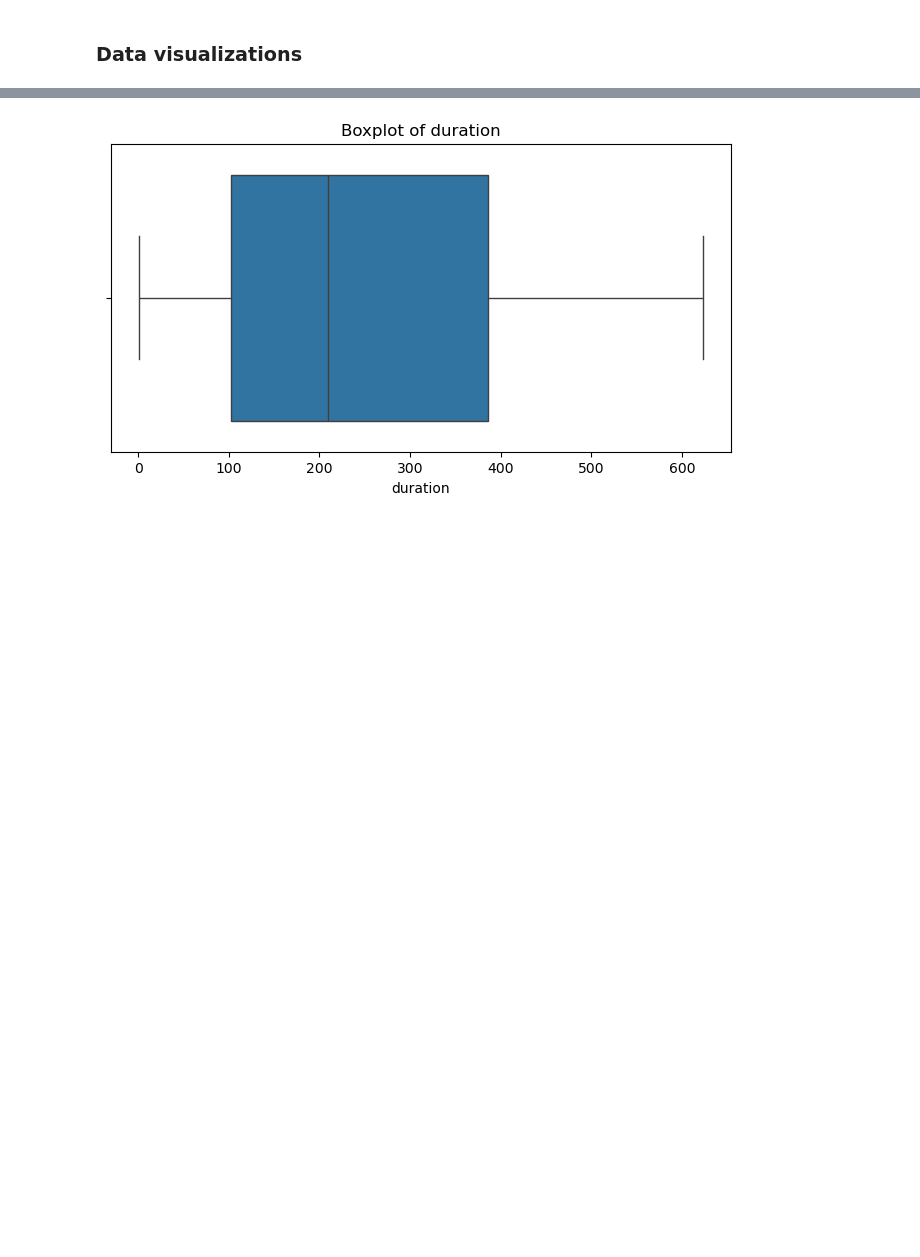
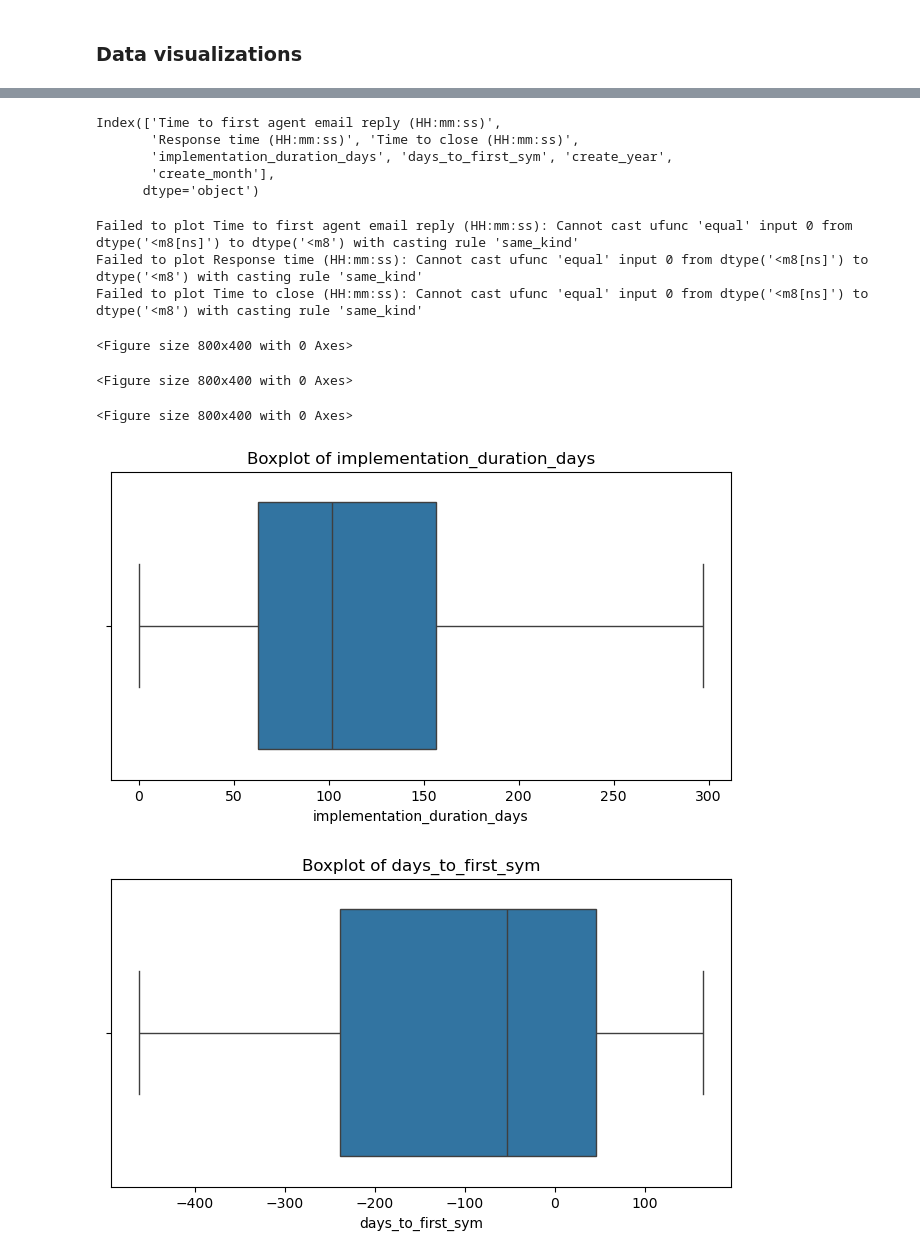
Before and after one commit to rroshann/ML_midterm_project, a Jupyter notebook: notebooks/Anna/EDA_tickets_v2.ipynb, the cells around one changed output, grey strips where cells are left out. Cells and saved outputs as stored; diff of their text form; code cells hidden in the pictures; blank space fills up the shorter version.

```diff
--- a/notebooks/Anna/EDA_tickets_v2.ipynb
+++ b/notebooks/Anna/EDA_tickets_v2.ipynb
@@ -134,10 +134,3 @@ for col in time_cols:
     df_cleaned[col] = pd.to_timedelta(df_cleaned[col], errors='coerce')
 # %% [markdown]
 ### This step creates a new feature duration by calculating the number of days between Create Date and Last Modified Date
-# %%
-# Feature Engineering
-df_cleaned['duration'] = (df_cleaned['Last modified date'] - df_cleaned['Create date']).dt.days
-
-print("\n'duration' feature sample values:")
-print(df_cleaned['duration'].head())
-print(df_cleaned.info())
@@ -321,12 +371,32 @@ for col in categorical_cols:
+# %%
+num_columns
+# %% [output]
+Index(['Time to first agent email reply (HH:mm:ss)',
+       'Response time (HH:mm:ss)', 'Time to close (HH:mm:ss)',
+       'implementation_duration_days', 'days_to_first_sym', 'create_year',
+       'create_month'],
+      dtype='object')
 # %%
+num_columns = df_cleaned.select_dtypes(include=[np.number]).columns
+datetime_columns = df_cleaned.select_dtypes(include=['datetime64[ns]', 'datetime64[ns, UTC]']).columns
+num_columns = [col for col in num_columns if col not in datetime_columns]
+
 # Box plots
-num_columns = df_cleaned.select_dtypes(include=["int64", "float64"]).columns
-
 for col in num_columns:
-    plt.figure(figsize=(8, 4))
-    sns.boxplot(x = df_cleaned[col])
-    plt.title(f'Boxplot of {col}')
-    plt.xlabel(col)
-    plt.show()
+    try:
+        plt.figure(figsize=(8, 4))
+        sns.boxplot(x=df_cleaned[col])
+        plt.title(f'Boxplot of {col}')
+        plt.xlabel(col)
+        plt.show()
+    except Exception as e:
+        print(f"Failed to plot {col}: {e}")
 # %% [output]
+Failed to plot Time to first agent email reply (HH:mm:ss): Cannot cast ufunc 'equal' input 0 from dtype('<m8[ns]') to dtype('<m8') with casting rule 'same_kind'
+Failed to plot Response time (HH:mm:ss): Cannot cast ufunc 'equal' input 0 from dtype('<m8[ns]') to dtype('<m8') with casting rule 'same_kind'
+Failed to plot Time to close (HH:mm:ss): Cannot cast ufunc 'equal' input 0 from dtype('<m8[ns]') to dtype('<m8') with casting rule 'same_kind'
+<Figure size 800x400 with 0 Axes>
+<Figure size 800x400 with 0 Axes>
+<Figure size 800x400 with 0 Axes>
-[figure, old version]
+[figure, new version]
+[figure, added]
```
Also changed, not shown: parts of 18 cells of this notebook, 1 other file.
